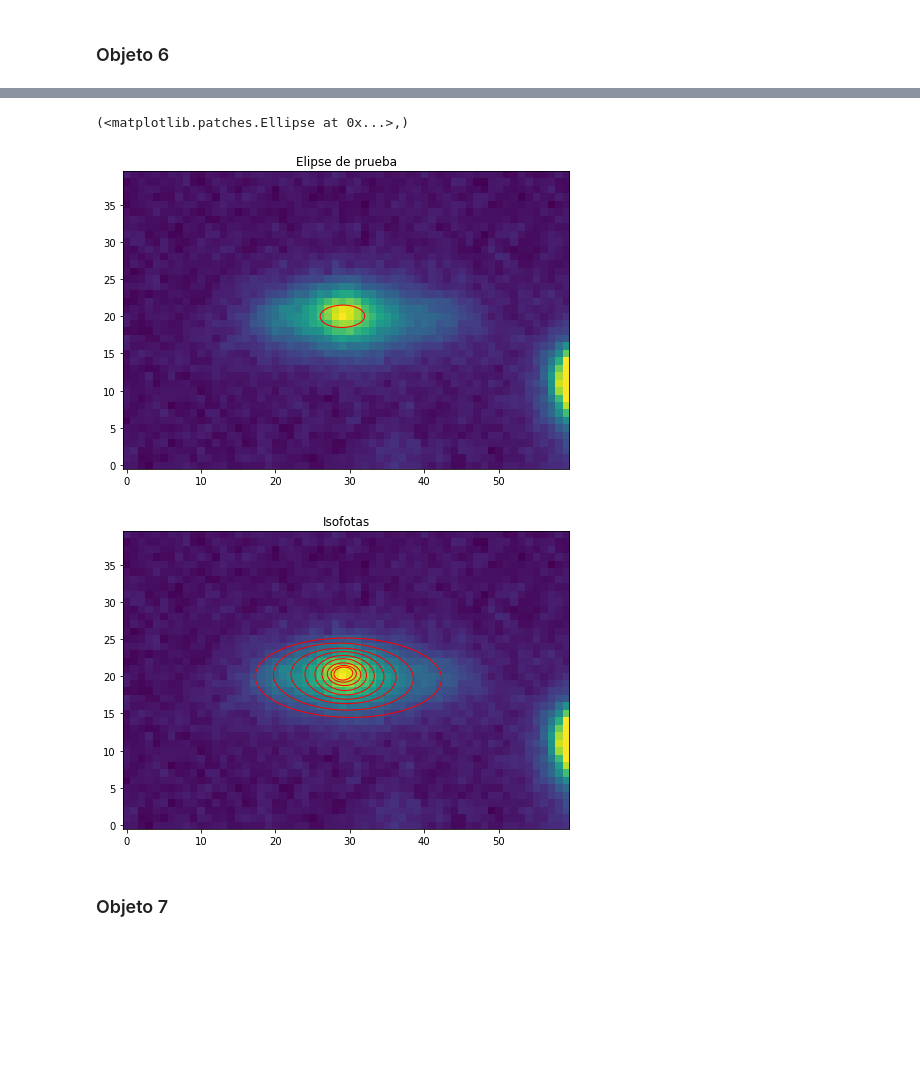
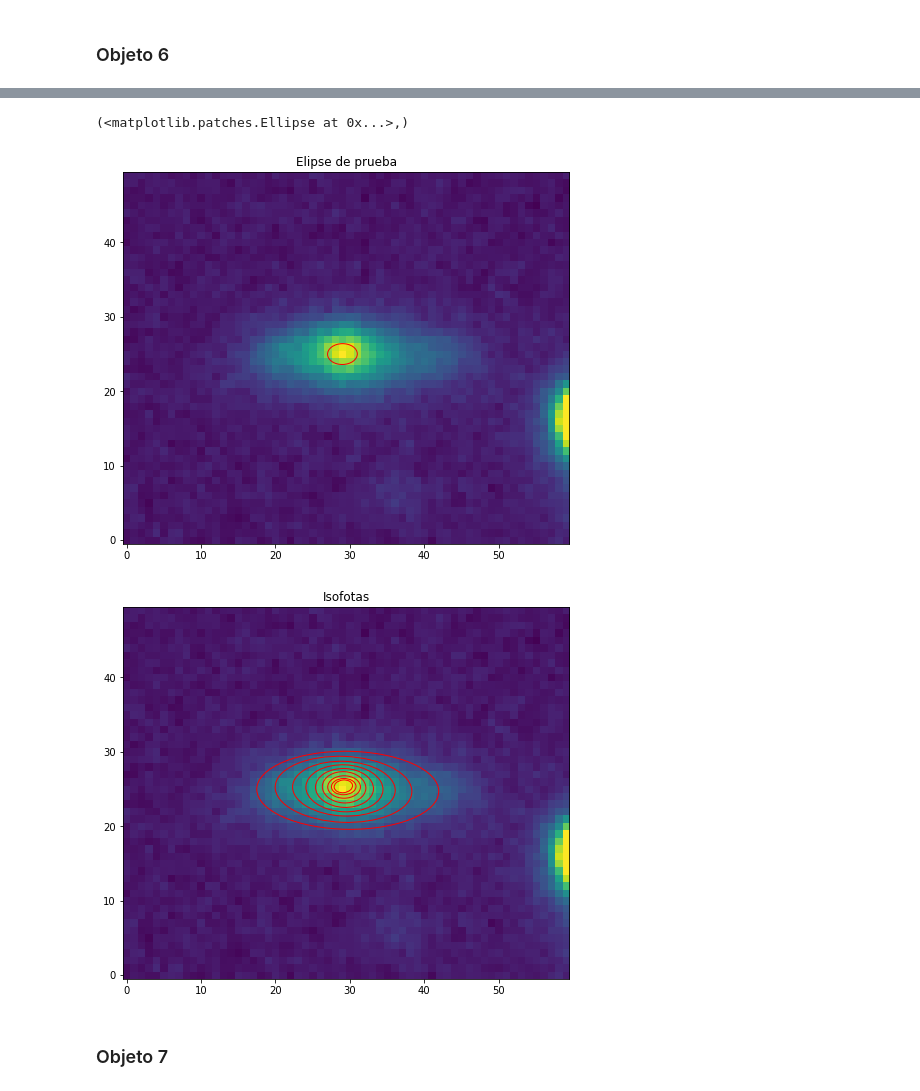
Before and after one commit to Gabopic/TareasFIS2436, a Jupyter notebook: Tarea1Galact.ipynb, the cells around one changed output, grey strips where cells are left out. Cells and saved outputs as stored; diff of their text form; code cells hidden in the pictures; blank space fills up the shorter version.

```diff
--- a/Tarea1Galact.ipynb
+++ b/Tarea1Galact.ipynb
@@ -325,11 +413,11 @@ for i in range (15,34,2):
 ### Objeto 6
 # %%
 #Definimos el objeto
-obj6=data[520:560,535:595]
+obj6=r_layer[515:565,535:595]
 
 plt.figure(figsize=(8,8))
 plt.imshow(obj6, origin='lower',\
-           vmin=0, vmax=np.mean(data)+np.std(data))
+           vmin=0, vmax=np.mean(r_layer)+np.std(r_layer))
 plt.title('Objeto 6')
 plt.show()
 # %% [output]
@@ -337,27 +425,27 @@ plt.show()
 # %%
 #Elipse de prueba
-geometry = EllipseGeometry(x0=29, y0=20, sma=3, eps=0.5,pa=1.0 * np.pi / 180.0)
+geometry = EllipseGeometry(x0=29, y0=25, sma=2, eps=0.3,pa=1.0 * np.pi / 180.0)
 apert = EllipticalAperture((geometry.x0, geometry.y0), geometry.sma,\
                            geometry.sma * (1 - geometry.eps),geometry.pa)
 
 plt.figure(figsize=(8,8))
-plt.imshow(obj6, origin='lower',vmax=np.mean(data)+np.std(data))
+plt.imshow(obj6, origin='lower',vmax=np.mean(r_layer)+np.std(r_layer))
 plt.title('Elipse de prueba')
 apert.plot(color='red')
 # %% [output]
 (<matplotlib.patches.Ellipse at 0x...>,)
-[figure, old version]
+[figure, new version]
 # %%
 #Generamos y graficamos las isofotas
 iso6=isofogen(obj6,geometry)
 
 plt.figure(figsize=(8,8))
-plt.imshow(obj6, origin='lower',vmax=np.mean(data)+np.std(data))
+plt.imshow(obj6, origin='lower',vmax=np.mean(r_layer)+np.std(r_layer))
 plt.title('Isofotas')
 for i in range (10,36,3):
     aper(iso6,i).plot(color='red')
 # %% [output]
-[figure, old version]
+[figure, new version]
 # %% [markdown]
 ### Objeto 7
 # %%
```
Also changed, not shown: parts of 38 cells of this notebook.
